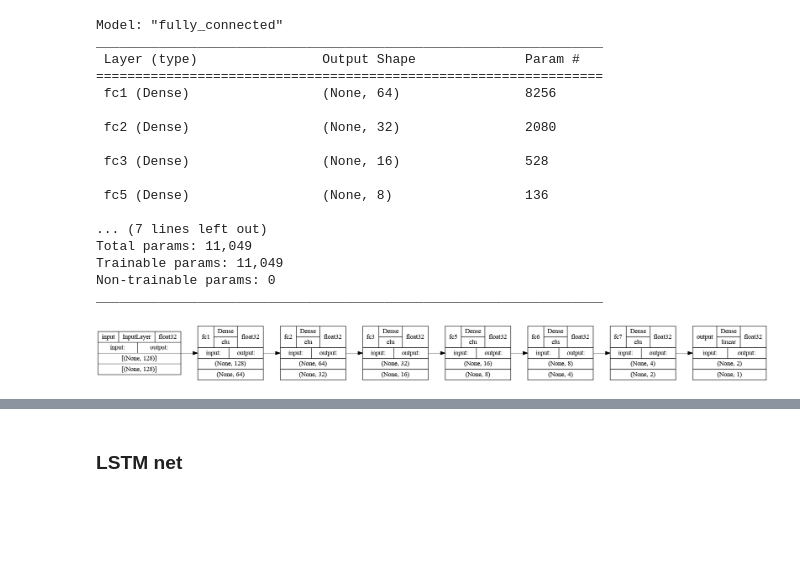
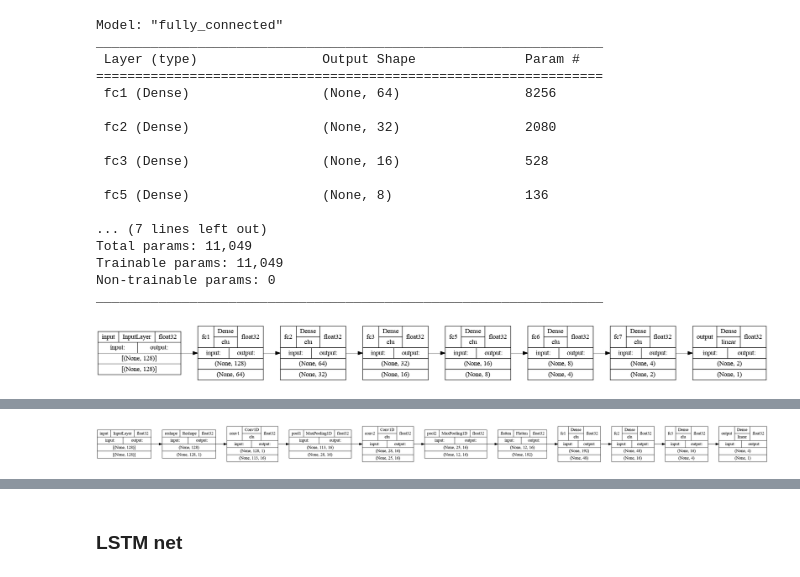
Before and after one commit to littlebuzzybee/MACS207b-Projet, a Jupyter notebook: deep_learning_approach.ipynb, the cells around one changed output, grey strips where cells are left out. Drawn from its saved outputs; the diff is of its cells as text; code cells hidden in the pictures; blank space fills up the shorter version.

Commit message:
add conv net

```diff
--- a/deep_learning_approach.ipynb
+++ b/deep_learning_approach.ipynb
@@ -171,0 +171,13 @@ Epoch 20/20
+# %%
+input_  = Input(shape=(MAX_ARRIVALS,), name="input")
+reshape = Reshape((MAX_ARRIVALS, 1), name="reshape")
+conv1   = Conv1D(filters=16, kernel_size=16, activation="elu", name="conv1")
+pool1   = MaxPool1D(pool_size=4, name="pool1")
+conv2   = Conv1D(filters=16, kernel_size=4, activation="elu", name="conv2")
+pool2   = MaxPool1D(pool_size=2, name="pool2")
+flatten = Flatten(name="flatten")
+fc1     = Dense(48, name="fc1", activation="elu")
+fc2     = Dense(16, name="fc2", activation="elu")
+fc3     = Dense(4, name="fc3", activation="elu")
+output_ = Dense(1, name="output")
+conv_m  = keras.Sequential([input_, reshape, conv1, pool1, conv2, pool2, flatten, fc1, fc2, fc3, output_], name='conv')
@@ -171,0 +204,9 @@ Epoch 20/20
+# %%
+plot_model(conv_m,
+           rankdir="LR",
+           show_shapes=True,
+           show_dtype=True,
+           show_layer_activations=True,
+           to_file="conv.png")
+# %% [output]
+[figure, added]
```
Also changed, not shown: parts of 17 cells of this notebook, 1 other file.
